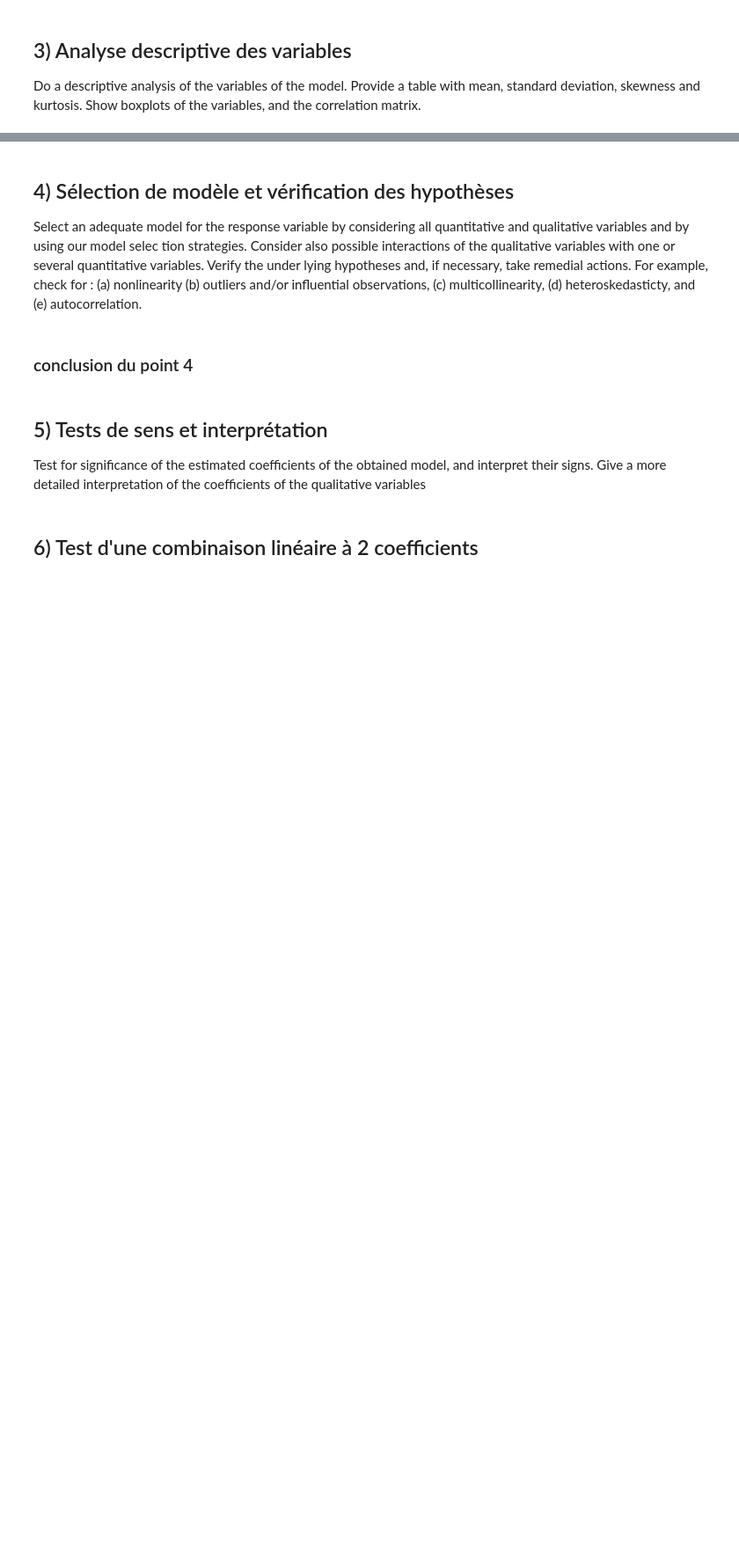
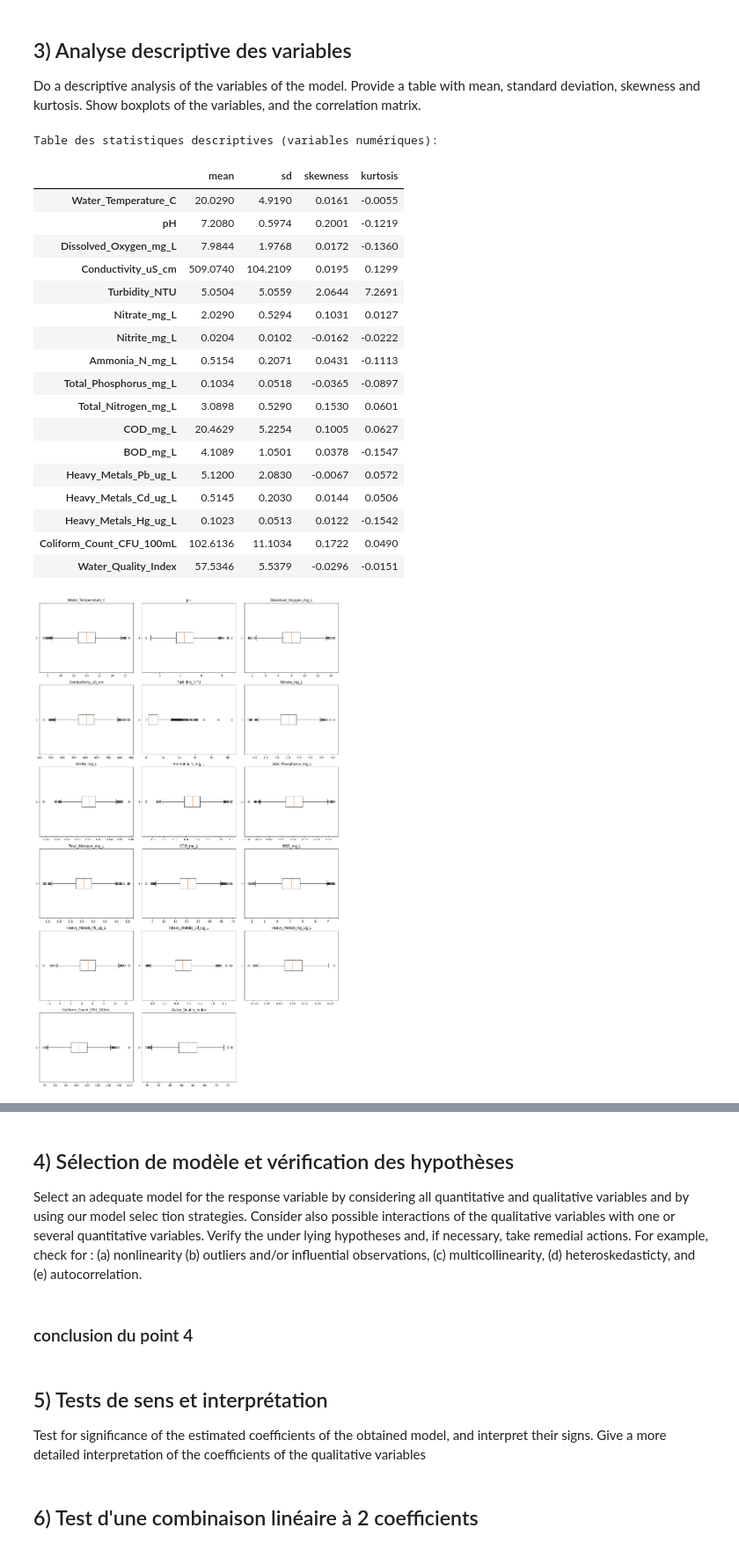
Before and after one commit to MatscoSan/Linear-P1, a Jupyter notebook: notebook.ipynb, the cells around one changed output, grey strips where cells are left out. Shown: that part at 88% size. Saved outputs shown, nothing was run; the diff lists cells and outputs as text; code cells hidden in the pictures; blank space fills up the shorter version.

```diff
--- a/notebook.ipynb
+++ b/notebook.ipynb
@@ -7,2 +15,11 @@ A rédigez précisement dans le rapport.
 # %%
-#import + séparer le data set en testset et trainset
+#séparer le data set en testset 10% et trainset 90%
+csv_path = './china_water_pollution_data.csv'
+df = pd.read_csv(csv_path)
+RANDOM_STATE = 42
+# séparation aléatoire 90%/10%
+train_df, val_df = train_test_split(df, test_size=0.10, random_state=RANDOM_STATE)
+train_df = train_df.reset_index(drop=True)
+val_df = val_df.reset_index(drop=True)
+
+print(f'Total lignes: {len(df)} ; Train: {len(train_df)} ({len(train_df)/len(df):.2%}) ; Validation: {len(val_df)} ({len(val_df)/len(df):.2%})')
@@ -13,3 +32,65 @@ Do a descriptive analysis of the variables of the model. Provide a table
  of the variables, and the correlation matrix.
 # %%
 # calcule de la moyenne, ecart-type, skewness et kurtosis + boxplot et correlation matrix
+response_var = '<Water_Quality_Index>'
+
+num_cols = train_df.select_dtypes(include=[np.number]).columns.tolist()
+
+#table
+stats_table = pd.DataFrame({
+    'mean':train_df[num_cols].mean(),
+    'sd': train_df[num_cols].std(),
+    'skewness': train_df[num_cols].skew(),
+    'kurtosis': train_df[num_cols].kurt()
+}).round(4)
+print('Table des statistiques descriptives (variables numériques):')
+display(stats_table)
+
+#boxplot
+cols = num_cols
+n = len(cols)
+ncols = 3
+nrows = (n + ncols - 1) // ncols
+plt.figure(figsize=(5 * ncols, 4 * max(1, nrows)))
+for i, c in enumerate(cols, 1):
+    plt.subplot(nrows, ncols, i)
+    plt.boxplot(train_df[c].dropna(), vert=False)
+    plt.title(c)
+plt.tight_layout()
+plt.show()
+
+#correlation matrix
+corr = train_df[num_cols].corr()
+fig, ax = plt.subplots(figsize=(10,8))
+cax = ax.matshow(corr, cmap='coolwarm', vmin=-1, vmax=1)
+fig.colorbar(cax)
+ax.set_xticks(range(len(num_cols)))
+ax.set_yticks(range(len(num_cols)))
+ax.set_xticklabels(num_cols, rotation=90)
+ax.set_yticklabels(num_cols)
+
+for (i, j), val in np.ndenumerate(corr.values):
+    ax.text(j, i, f"{val:.2f}", ha='center', va='center', color='white' if abs(val)>0.5 else 'black', fontsize=8)
+plt.title('Matrice de corrélation (variables numériques)')
+plt.show()
+# %% [output]
+Table des statistiques descriptives (variables numériques):
+|  | mean | sd | skewness | kurtosis |
+| Water_Temperature_C | 20.0290 | 4.9190 | 0.0161 | -0.0055 |
+| pH | 7.2080 | 0.5974 | 0.2001 | -0.1219 |
+| Dissolved_Oxygen_mg_L | 7.9844 | 1.9768 | 0.0172 | -0.1360 |
+| Conductivity_uS_cm | 509.0740 | 104.2109 | 0.0195 | 0.1299 |
+| Turbidity_NTU | 5.0504 | 5.0559 | 2.0644 | 7.2691 |
+| Nitrate_mg_L | 2.0290 | 0.5294 | 0.1031 | 0.0127 |
+| Nitrite_mg_L | 0.0204 | 0.0102 | -0.0162 | -0.0222 |
+| Ammonia_N_mg_L | 0.5154 | 0.2071 | 0.0431 | -0.1113 |
+| Total_Phosphorus_mg_L | 0.1034 | 0.0518 | -0.0365 | -0.0897 |
+| Total_Nitrogen_mg_L | 3.0898 | 0.5290 | 0.1530 | 0.0601 |
+| COD_mg_L | 20.4629 | 5.2254 | 0.1005 | 0.0627 |
+| BOD_mg_L | 4.1089 | 1.0501 | 0.0378 | -0.1547 |
+| Heavy_Metals_Pb_ug_L | 5.1200 | 2.0830 | -0.0067 | 0.0572 |
+| Heavy_Metals_Cd_ug_L | 0.5145 | 0.2030 | 0.0144 | 0.0506 |
+| Heavy_Metals_Hg_ug_L | 0.1023 | 0.0513 | 0.0122 | -0.1542 |
+| Coliform_Count_CFU_100mL | 102.6136 | 11.1034 | 0.1722 | 0.0490 |
+| Water_Quality_Index | 57.5346 | 5.5379 | -0.0296 | -0.0151 |
+[figure, added]
```
Also changed, not shown: parts of 4 cells of this notebook, 2 other files.
